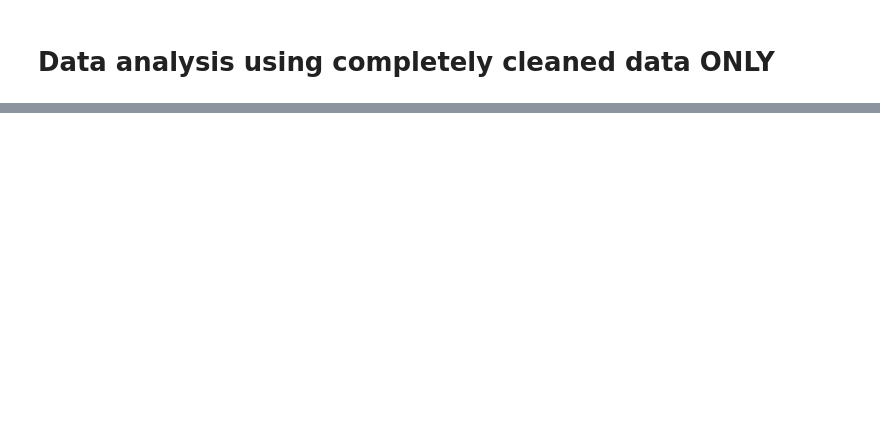
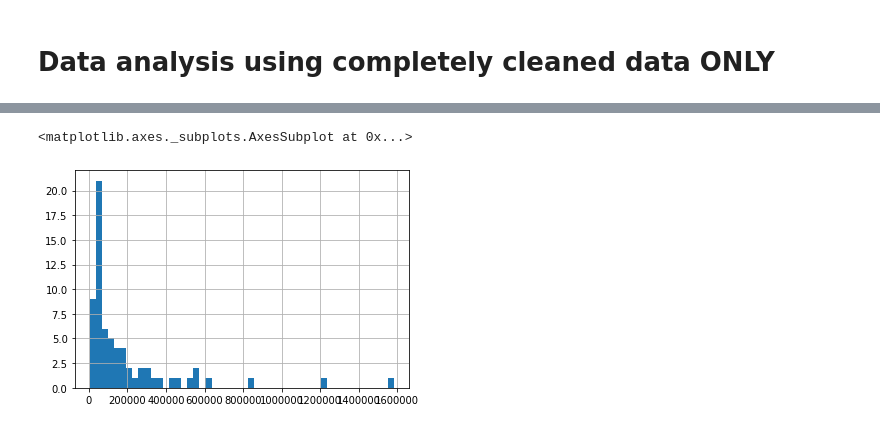
Before and after one commit to mokerlund/Opioid_Addiction_Crisis, a Jupyter notebook: Data Analysis.ipynb, the cells around one changed output, grey strips where cells are left out. Saved outputs shown, nothing was run; the diff lists cells and outputs as text; code cells hidden in the pictures; blank space fills up the shorter version.

```diff
--- a/Data Analysis.ipynb
+++ b/Data Analysis.ipynb
@@ -63,0 +3,16 @@ opioid_pa_df.shape
+# %%
+import pandas as pd
+
+df = pd.read_csv("Clean Data/final_clean_data_2018.csv")
+# %%
+pa_state = df[df["County"]=="Pennsylvania"]
+
+state_hotline = df["hotlinecall_2018"].mean()
+pa_state["hotlinecall_2018"]=state_hotline
+state_box=df["Number Boxes"].mean()
+pa_state["Number Boxes"]=state_box
+pa_state['2019_Population'] = df['2019_Population'].sum()
+
+df = df[df["County"]!="Pennsylvania"]
+
+pa_state
@@ -63,0 +46,13 @@ opioid_pa_df.shape
+# %%
+df.describe()
+df = df.set_index('County')
+df.sort_values(by='Opioid Overdose Deaths')
+
+if #the values are equal to or below 25th perentile, assign value to Lower Percentile
+df['Percentile_of_opioid_overdose_deaths'] =
+else if #the values are greater than or equal to the 75 percentile to Higher Percentile
+
+else # Within middle 50%
+
+
+# Get df['percentile...'] == Lower(Higher)(50%) .count
@@ -63,0 +101,5 @@ opioid_pa_df.shape
+# %%
+df['2019_Population'].hist(bins=50)
+# %% [output]
+<matplotlib.axes._subplots.AxesSubplot at 0x...>
+[figure, added]
```
Also changed, not shown: parts of 15 cells of this notebook, 3 other files.
